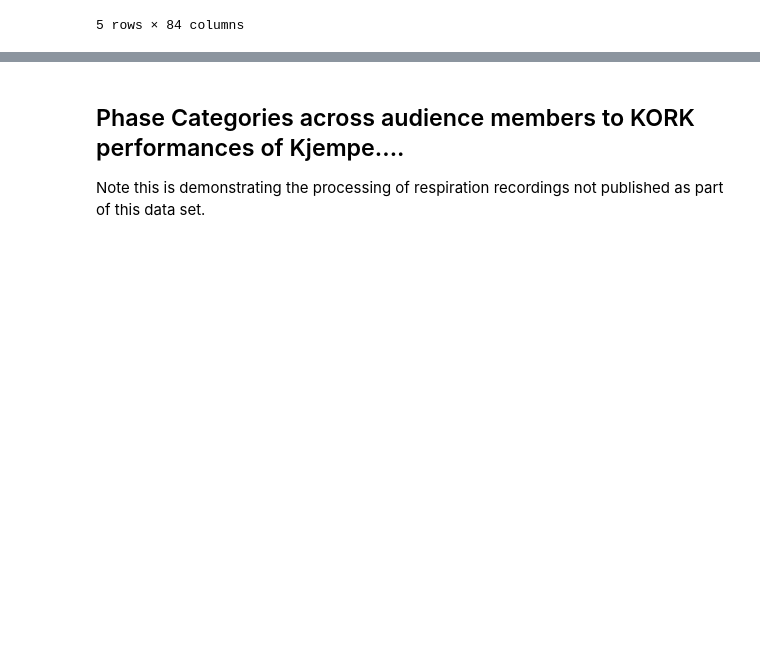
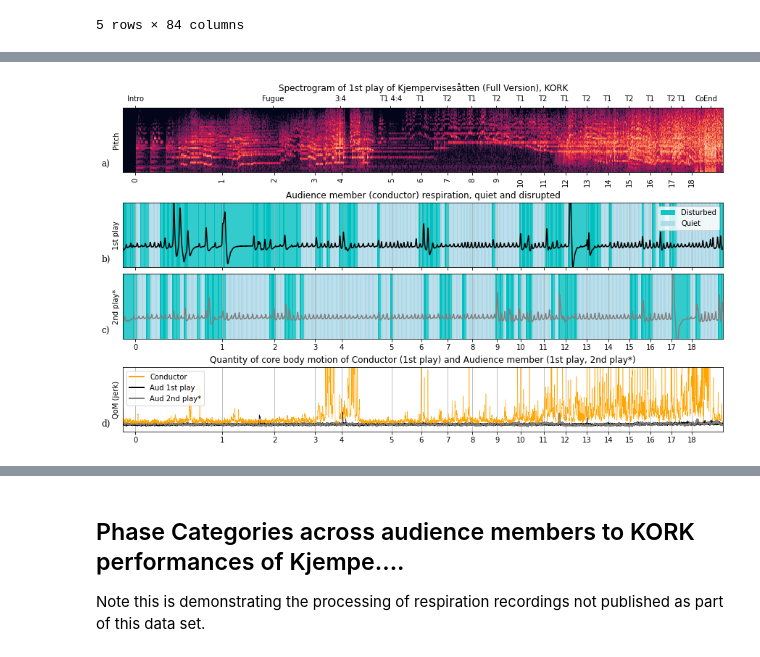
Before and after one commit to finn42/Exploratory_Listening_Phys, a Jupyter notebook: CaseStudy2_KORK.ipynb, the cells around one changed output, grey strips where cells are left out. Cells and saved outputs as stored; diff of their text form; code cells hidden in the pictures; blank space fills up the shorter version.

```diff
--- a/CaseStudy2_KORK.ipynb
+++ b/CaseStudy2_KORK.ipynb
@@ -325,0 +330,84 @@ plt.show()
+# %%
+fig3 = plt.figure(constrained_layout=True,figsize=(12,7))
+gs = fig3.add_gridspec(4, 3)
+axes={}
+axes[0] = fig3.add_subplot(gs[0, :])
+axes[1] = fig3.add_subplot(gs[1, :])
+axes[2] = fig3.add_subplot(gs[2, :])
+axes[3] = fig3.add_subplot(gs[3, :])
+
+
+buff=10
+resprange = [-7,15]
+s_time = -buff
+e_time = dur+buff
+
+ax=axes[0]
+chart = sns.heatmap(data=C_df.loc[s_time:e_time].transpose(),cmap="rocket",ax=ax,cbar = False)
+frameN = len(C_df.loc[s_time:e_time,:])
+t_C1 = list(C_df.loc[s_time:e_time,:].index)
+t_Alt =  np.linspace(0, frameN - 1,frameN,dtype='int')
+f = interpolate.interp1d(t_C1,t_Alt,fill_value='extrapolate',kind='linear')
+ax.set(xticks = f(Prehearse.loc[:,'C1_Sae1']),xticklabels=(Prehearse.loc[:,'RehNo'].astype('int')))
+ax.set(yticks=[],ylabel='Pitch')
+ax1 = ax.twiny()
+ax1.set(xticks=Pstructures.loc[:,'C1_Sae1'],xticklabels=Pstructures.loc[:,'Structure'],xlim=[s_time,e_time])
+ax.set(title='Spectrogram of 1st play of Kjempervisesåtten (Full Version), KORK')
+
+ax=axes[1]
+df_feats = dfeats['Case2_Play1'].copy()
+Insp_seq = Breathings['Case2_Play1'].copy()
+df_feats.loc[:,'Resp_wave'].plot(c=PartPalette['Case2_Play1'],linestyle='-',label="",ax = ax)
+ax.set_xlim([s_time,e_time])
+for cat in respcats: #'Vocal?',
+    ax.axvspan(-20,-15, facecolor=palette[cat],alpha = 0.9,label=cat)
+ax.legend(loc='upper right') #loc='upper right'
+for cat in respcats: #'Vocal?',
+    resp_shaded(ax,Insp_seq,cat,palette[cat],1.0)
+ax.set(ylim=resprange,xlim=[-1,dur+1],yticks=[],xlabel='')
+ax.set(xticks = Prehearse.loc[:,'C1_Sae1'],xticklabels=[],xlim=[s_time,e_time])
+ax.grid()
+ax.set(title='Audience member (conductor) respiration, quiet and disrupted',ylabel='1st play')
+
+ax=axes[2]
+df_feats = dfeats['Case2_Play2'].copy()
+Insp_seq = Breathings['Case2_Play2'].copy()
+df_feats.loc[:,'Resp_wave'].plot(c=PartPalette['Case2_Play2'],linestyle='-',label="",ax = ax)
+for cat in respcats:
+    ax.axvspan(-20,-15, facecolor=palette[cat],alpha = 0.9,label=cat)
+# ax.legend() #loc='upper right'
+for cat in respcats:
+    resp_shaded(ax,Insp_seq,cat,palette[cat],1.0)
+ax.set(ylim=resprange,xlim=[s_time,e_time],yticks=[],xlabel='')
+ax.set(xticks = Prehearse.loc[:,'C1_Sae1'],xticklabels=(Prehearse.loc[:,'RehNo'].astype('int')))
+ax.grid()
+ax.set(title='',ylabel='2nd play*') #Audience member (conductor) respiration, quiet and disrupted (time-warped)
+
+ax=axes[3]
+recs = ['Conductor_Play1','Case2_Play1','Case2_Play2']
+for rec in recs:
+    df_feats.loc[:,'Jerk'].plot(c=PartPalette[rec],linewidth=2,label = recs_labels[rec],ax = ax)
+ax.legend(loc='upper left')
+for rec in recs:
+    df_feats = dfeats[rec].copy()
+    df_feats.loc[:,'Jerk'].plot(c=PartPalette[rec],linewidth=0.5,ax = ax)
+ax.set(ylim=[0,100],xlim=[s_time,e_time],yticks=[],xlabel='')
+ax.set(xticks = Prehearse.loc[:,'C1_Sae1'],xticklabels=(Prehearse.loc[:,'RehNo'].astype('int')))
+ax.grid()
+ax.set(title = 'Quantity of core body motion of Conductor (1st play) and Audience member (1st play, 2nd play*)', ylabel = 'QoM (jerk)')
+
+ax_labels = ['a)','b)','c)','d)']
+for i in range(len(axes)):
+    ax = axes[i]
+    label = ax_labels[i]
+    ax.text(0.0, 1.0, label, transform=(
+            ax.transAxes + ScaledTranslation(-30/72, -85/72, fig3.dpi_scale_trans)),
+        fontsize='large', va='bottom', fontfamily='serif')
+
+
+outplots = './plots/'
+figname = '_'.join(['Compound_Excerpts_CaseStudy2_part1.png'])
+plt.savefig(outplots+figname,bbox_inches = 'tight',dpi = 196)
+plt.show()
+# %% [output]
+[figure, added]
```
Also changed, not shown: parts of 12 cells of this notebook, 18 other files.
